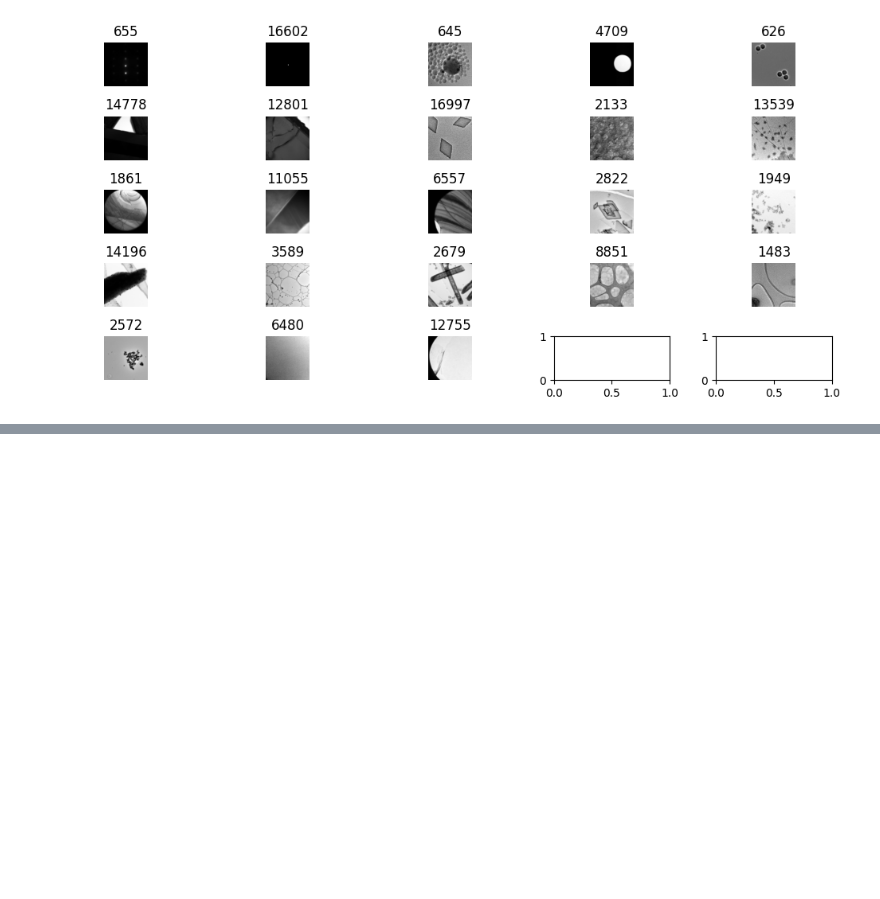
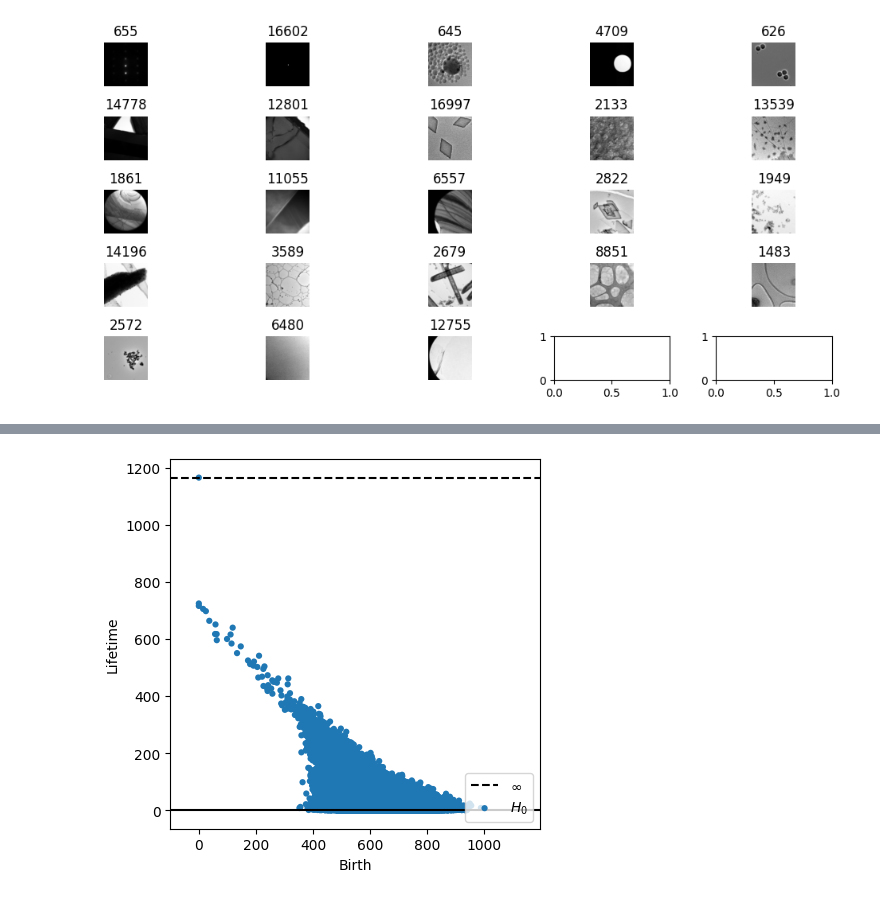
Before and after one commit to Tndeal/PH-TEM, a Jupyter notebook: dataset_split.ipynb, the cells around one changed output, grey strips where cells are left out. Saved outputs shown, nothing was run; the diff lists cells and outputs as text; code cells hidden in the pictures; blank space fills up the shorter version.

```diff
--- a/dataset_split.ipynb
+++ b/dataset_split.ipynb
@@ -101,0 +320,5 @@ plt.show()
+# %%
+plot_diagrams(dgm, lifetime=True)
+plt.show()
+# %% [output]
+[figure, added]
```
Also changed, not shown: parts of 19 cells of this notebook, 2 other files.
